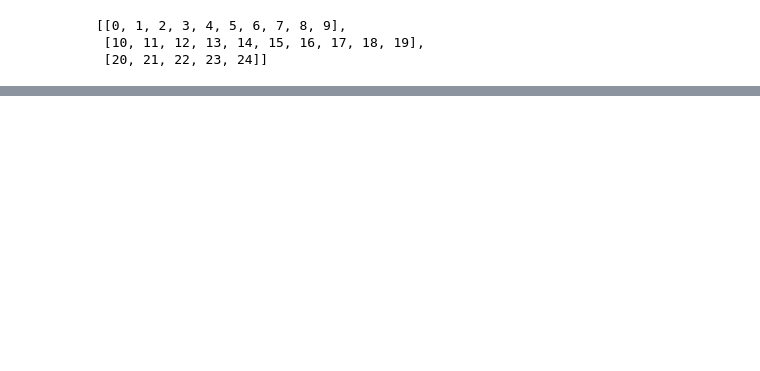
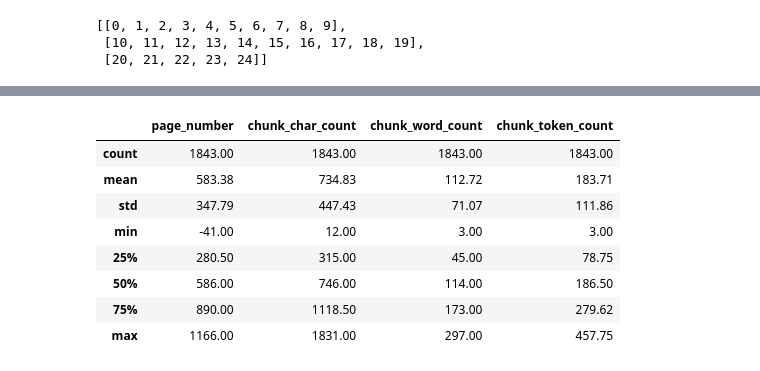
Before and after one commit to daken04/RAG-from-Scratch, a Jupyter notebook: Implementation.ipynb, the cells around one changed output, grey strips where cells are left out. Saved outputs shown, nothing was run; the diff lists cells and outputs as text; code cells hidden in the pictures; blank space fills up the shorter version.

```diff
--- a/Implementation.ipynb
+++ b/Implementation.ipynb
@@ -193,0 +190,22 @@ random.sample(pages_and_texts, k=1)
+# %%
+# Split each chunk into its own item
+import re
+
+# Split each chunk into its own item
+pages_and_chunks = []
+for item in tqdm(pages_and_texts):
+    for sentence_chunk in item["sentence_chunks"]:
+        chunk_dict = {}
+        chunk_dict["page_number"] = item["page_number"]
+
+        # Join the sentences together into a paragraph-like structure, aka a chunk (so they are a single string)
+        joined_sentence_chunk = "".join(sentence_chunk).replace("  ", " ").strip()
+        joined_sentence_chunk = re.sub(r'\.([A-Z])', r'. \1', joined_sentence_chunk) # ".A" -> ". A" for any full-stop/capital letter combo
+        chunk_dict["sentence_chunk"] = joined_sentence_chunk
+
+        # Get stats about the chunk
+        chunk_dict["chunk_char_count"] = len(joined_sentence_chunk)
+        chunk_dict["chunk_word_count"] = len([word for word in joined_sentence_chunk.split(" ")])
+        chunk_dict["chunk_token_count"] = len(joined_sentence_chunk) / 4 # 1 token = ~4 characters
+
+        pages_and_chunks.append(chunk_dict)
@@ -193,0 +221,13 @@ random.sample(pages_and_texts, k=1)
+# %%
+df = pd.DataFrame(pages_and_chunks)
+df.describe().round(2)
+# %% [output]
+|  | page_number | chunk_char_count | chunk_word_count | chunk_token_count |
+| count | 1843.00 | 1843.00 | 1843.00 | 1843.00 |
+| mean | 583.38 | 734.83 | 112.72 | 183.71 |
+| std | 347.79 | 447.43 | 71.07 | 111.86 |
+| min | -41.00 | 12.00 | 3.00 | 3.00 |
+| 25% | 280.50 | 315.00 | 45.00 | 78.75 |
+| 50% | 586.00 | 746.00 | 114.00 | 186.50 |
+| 75% | 890.00 | 1118.50 | 173.00 | 279.62 |
+| max | 1166.00 | 1831.00 | 297.00 | 457.75 |
```
Also changed, not shown: parts of 11 cells of this notebook.
